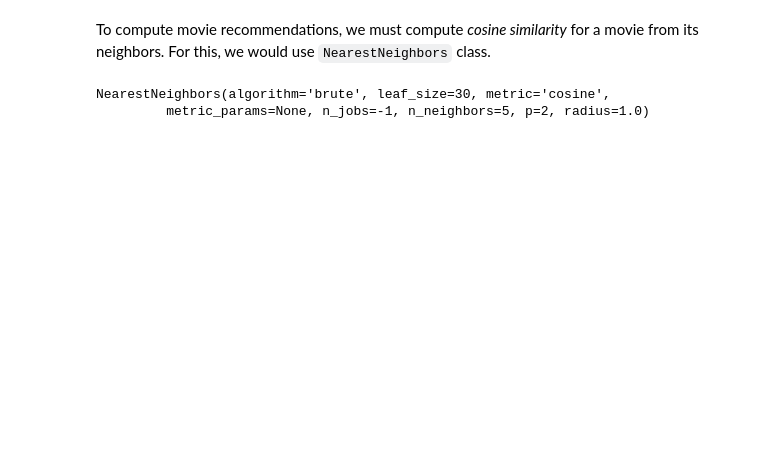
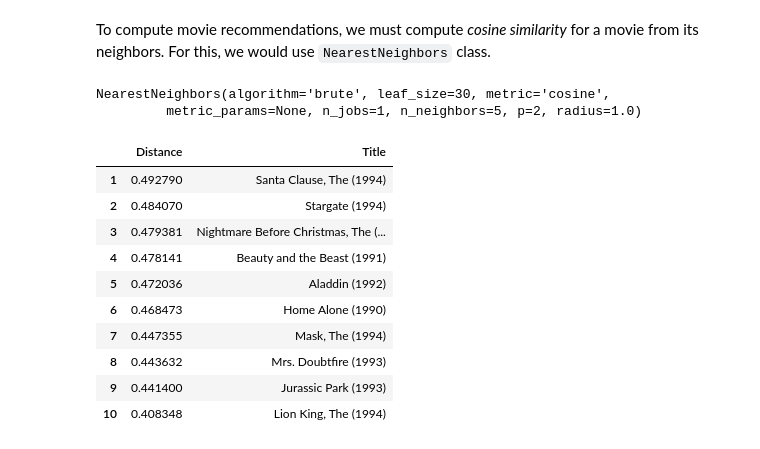
Before and after one commit to prateep03/Python-Tutorial, a Jupyter notebook: notebooks/Recommender Systems.ipynb, the cells around one changed output. Cells and saved outputs as stored; diff of their text form; code cells hidden in the pictures; blank space fills up the shorter version.

```diff
--- a/notebooks/Recommender Systems.ipynb
+++ b/notebooks/Recommender Systems.ipynb
@@ -311,25 +319,31 @@ To compute movie recommendations, we must compute *cosine similarity* for a movi
 # %%
 from sklearn.neighbors import NearestNeighbors
 
-knn = NearestNeighbors(metric='cosine', algorithm='brute', n_neighbors=5, n_jobs=-1)
+knn = NearestNeighbors(metric='cosine', algorithm='brute', n_neighbors=5, n_jobs=1)
 
 knn.fit(t_csr)
 # %% [output]
 NearestNeighbors(algorithm='brute', leaf_size=30, metric='cosine',
-         metric_params=None, n_jobs=-1, n_neighbors=5, p=2, radius=1.0)
+         metric_params=None, n_jobs=1, n_neighbors=5, p=2, radius=1.0)
 # %%
 def get_movie_recommendation(movie_name):
-    n_recommendations = 1
+    n_recommendations = 10
     movie_list = movies[movies['title'].str.contains(movie_name)]
+#     print(movie_list)
     if len(movie_list) > 0:
         movie_idx = movie_list.iloc[0]['movieId']
+#         print(t_movies[t_movies['movieId'] == movie_idx].index[0])
         movie_idx = t_movies[t_movies['movieId'] == movie_idx].index[0]
 #         print(movie_idx)
+#         print(t_movies[t_movies["movieId"] == movie_idx])
 
         distances , indices = knn.kneighbors(t_csr[movie_idx],n_neighbors=n_recommendations+1)
+
+#         print(len(indices.squeeze().tolist()))
+
         rec_movie_indices = sorted(list(zip(indices.squeeze().tolist(),distances.squeeze().tolist())),\
                                key=lambda x: x[1])[:0:-1]
-        print(rec_movie_indices)
+#         print(rec_movie_indices)
 
         recommend_frame = []
 
@@ -343,4 +357,16 @@ def get_movie_recommendation(movie_name):
     else:
         print('No movie found with this name {}'.format(movie_name))
 # %%
-get_movie_recommendation('Godfather')
+get_movie_recommendation('Jumanji')
+# %% [output]
+|  | Distance | Title |
+| 1 | 0.492790 | Santa Clause, The (1994) |
+| 2 | 0.484070 | Stargate (1994) |
+| 3 | 0.479381 | Nightmare Before Christmas, The (... |
+| 4 | 0.478141 | Beauty and the Beast (1991) |
+| 5 | 0.472036 | Aladdin (1992) |
+| 6 | 0.468473 | Home Alone (1990) |
+| 7 | 0.447355 | Mask, The (1994) |
+| 8 | 0.443632 | Mrs. Doubtfire (1993) |
+| 9 | 0.441400 | Jurassic Park (1993) |
+| 10 | 0.408348 | Lion King, The (1994) |
```
Also changed, not shown: parts of 7 cells of this notebook.
